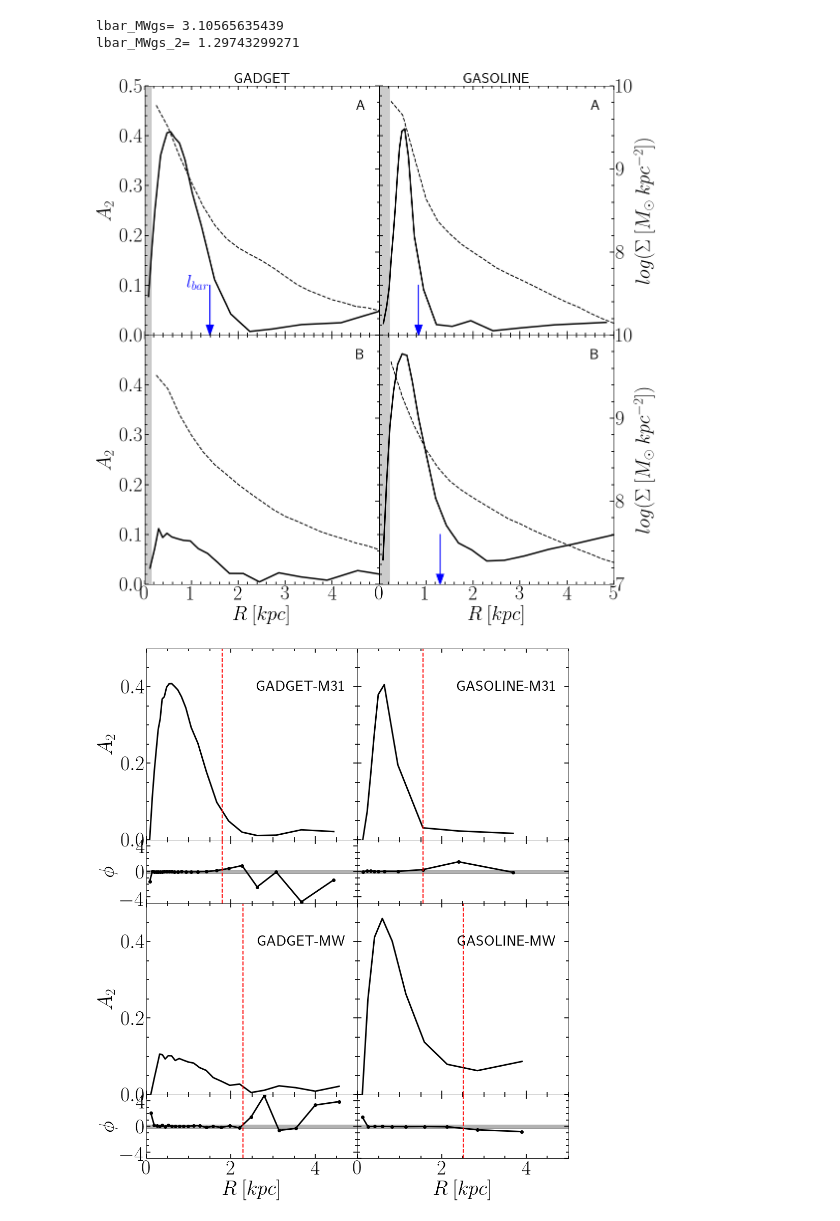
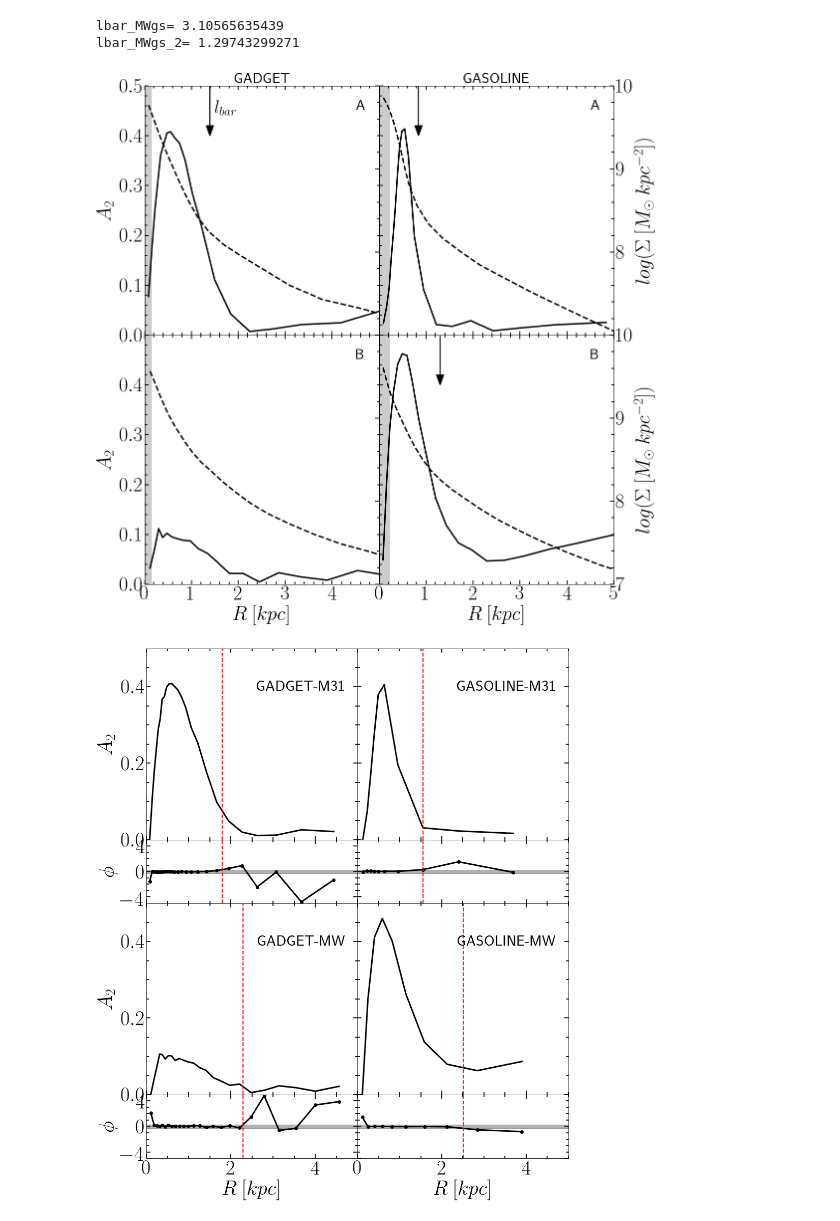
Before and after one commit to ornemarioni/Barras_GdGs, a Jupyter notebook: Barras_Gd/programs/A2vsR_simulaciones.ipynb, the cells around one changed output. Saved outputs shown, nothing was run; the diff lists cells and outputs as text; code cells hidden in the pictures.

```diff
--- a/Barras_Gd/programs/A2vsR_simulaciones.ipynb
+++ b/Barras_Gd/programs/A2vsR_simulaciones.ipynb
@@ -402,11 +402,14 @@ lbar_MWgs= 3.10565635439
 lbar_MWgs_2= 1.29743299271
 # %%
 data = np.loadtxt(path + 'Barras_GdGs/Barras_Gd/_data/density_profiles.dat')
-bines         = data[:,0]
-density_M31gd = data[:,1]
-density_M31gs = data[:,2]
-density_MWgd  = data[:,3]
-density_MWgs  = data[:,4]
+bin_M31gd     = data[:,0]
+bin_MWgd      = data[:,1]
+bin_M31gs     = data[:,2]
+bin_MWgs      = data[:,3]
+density_M31gd = data[:,4]
+density_M31gs = data[:,5]
+density_MWgd  = data[:,6]
+density_MWgs  = data[:,7]
 # %%
 from __future__ import unicode_literals
 
@@ -438,13 +441,13 @@ ax[0,0].tick_params('both', length=8, width=1.8,which='major', direction='in', r
 # ax[0,0].axvline(x=lbar_M31gd, color='b', lw=2, ls=':')
 ax[0,0].text(4.7, 0.46, 'A', fontsize=30, color='black', ha='right', va='center')
 # lbar1_met = ax[0,0].arrow( lbar_M31gd, 0.1, 0.0, -0.08,fc='r', ec='r',lw=2,head_width=0.15, head_length=0.02 )
-lbar2_met= ax[0,0].arrow( lbar_M31gd_2, 0.1, 0.0, -0.08,fc='b', ec='b',lw=2,head_width=0.15, head_length=0.02 )
+ax[0,0].arrow( lbar_M31gd_2, 0.5, 0.0, -0.08, fc='k', ec='k',lw=2,head_width=0.15, head_length=0.02 )
 # ax[0,0].legend([lbar1_met, lbar2_met],[r'$l_{bar}$ method 1', r'$l_{bar}$ method 2'],fontsize=25, frameon=True, loc=2)
-ax[0,0].text(0.9,0.1,r'$l_{bar}$', fontsize=35, ha='left', va='center',color='b')
+ax[0,0].text(1.5,0.45,r'$l_{bar}$', fontsize=35, ha='left', va='center',color='k')
 ax[0,0].set_title('GADGET', loc='center', fontsize=30)
 
 ax00 = ax[0,0].twinx()
-ax00.plot(bines,np.log10(density_M31gd),'--', lw=2, color='k')
+ax00.plot(bin_M31gd,np.log10(density_M31gd),'--', lw=3, color='k')
 # ax00.axvline(x=lbar_M31gd, color='b', lw=2, ls=':')
 # ax00.set_ylabel(r'$log(\Sigma \: [M_{\odot} \: kpc^{-2}])$', fontsize=40)#, color='b')
 # ax00.set_xlabel(r'$R\:[kpc]$', fontsize=40)
@@ -480,11 +483,11 @@ ax[0,1].tick_params('both', length=8, width=1.8,which='major', direction='in', r
 # ax[0,1].axvline(x=lbar_M31gs, color='b', lw=2, ls=':')
 ax[0,1].text(4.7, 0.46, 'A', fontsize=30, color='black', ha='right', va='center')
 # ax[0,1].arrow( lbar_M31gs, 0.1, 0.0, -0.08,fc='r', ec='r',lw=2,head_width=0.15, head_length=0.02 )
-ax[0,1].arrow( lbar_M31gs_2, 0.1, 0.0, -0.08,fc='b', ec='b',lw=2,head_width=0.15, head_length=0.02 )
+ax[0,1].arrow( lbar_M31gs_2, 0.5, 0.0, -0.08,fc='k', ec='k',lw=2,head_width=0.15, head_length=0.02 )
 ax[0,1].set_title('GASOLINE', loc='center', fontsize=30)
 
 ax01 = ax[0,1].twinx()
-ax01.plot(bines,np.log10(density_M31gs),'--', lw=2, color='k')
+ax01.plot(bin_M31gs,np.log10(density_M31gs),'--', lw=3, color='k')
 # ax01.axvline(x=lbar_M31gs, color='b', lw=2, ls=':')
 ax01.set_ylabel(r'$log(\Sigma \: [M_{\odot} \: kpc^{-2}])$', fontsize=40)#, color='b')
 # ax01.set_xlabel(r'$R\:[kpc]$', fontsize=40)
@@ -522,7 +525,7 @@ ax[1,0].text(4.7, 0.46, 'B', fontsize=30, color='black', ha='right', va='center'
 
 ax10 = ax[1,0].twinx()
 # ax10.plot(rn_MWgd,phi_MWgd,':', lw=3, color='k')
-ax10.plot(bines,np.log10(density_MWgd),'--', lw=2, color='k')
+ax10.plot(bin_MWgd,np.log10(density_MWgd),'--', lw=3, color='k')
 # ax20.axvline(x=lbar_MWgd, color='r', lw=2, ls='--')
 # ax10.set_ylabel(r'$log(\Sigma \: [M_{\odot} \: kpc^{-2}])$', fontsize=40)
 # ax10.set_xlabel(r'$R\:[kpc]$', fontsize=40)#, color='b')
@@ -551,36 +554,36 @@ ax[1,1].set_xlabel(r'$R\:[kpc]$', fontsize=40)
 ax[1,1].set_ylim(0,0.5)
 ax[1,1].set_xlim(0,5)
 ax[1,1].minorticks_on()
 ax[1,1].tick_params( labelsize=40)
 ax[1,1].tick_params('both', length=5, width=1.8,which='minor', direction='in', right='on',top='on')
 ax[1,1].tick_params('both', length=8, width=1.8,which='major', direction='in', right='on',top='on')
 # ax[2,1].axvline(x=lbar_MWgs, color='r', lw=2, ls='--')
 ax[1,1].text(4.7, 0.46, 'B', fontsize=30, color='black', ha='right', va='center')
 # ax[1,1].arrow( lbar_MWgs, 0.1, 0.0, -0.08,fc='r', ec='r',lw=2,head_width=0.15, head_length=0.02 )
-ax[1,1].arrow( lbar_MWgs_2, 0.1, 0.0, -0.08,fc='b', ec='b',lw=2,head_width=0.15, head_length=0.02 )
+ax[1,1].arrow( lbar_MWgs_2, 0.5, 0.0, -0.08,fc='k', ec='k',lw=2,head_width=0.15, head_length=0.02 )
 
 ax11 = ax[1,1].twinx()
-ax11.plot(bines,np.log10(density_MWgs),'--', lw=2, color='k')
+ax11.plot(bin_MWgs,np.log10(density_MWgs),'--', lw=3, color='k')
 ax11.set_ylabel(r'$log(\Sigma \: [M_{\odot} \: kpc^{-2}])$', fontsize=40)#, color='b')
 # ax01.set_xlabel(r'$R\:[kpc]$', fontsize=40)
 ax11.set_xticks([0,1,2,3,4,5])
 # ax01.set_xticklabels([])
 ax11.set_yticks([7,8,9,10])
 ax11.set_ylim(7,10)
 ax11.set_xlim(0,5)
 ax11.minorticks_on()
 # ax01.spines['right'].set_color('b')
 ax11.tick_params( labelsize=40)#, color='b')
 ax11.tick_params('both', length=5, width=1.8,which='minor', direction='in', right='on',top='on', color='k')
 ax11.tick_params('both', length=8, width=1.8,which='major', direction='in', right='on',top='on', color='k')
 ax11.fill_betweenx([5,11],0,0.22, color='k', alpha=0.2)
 
 fig.savefig('/home/omarioni/Barras_GdGs/Barras_Gd/_imagenes/A2_phi_vsR.pdf', dpi = 100, xxbox_inches='tight')
 # fig.savefig('/home/ornela/overleaf/13216980csjxswjndpmj/A2_phi_vsR.pdf', dpi = 100, xxbox_inches='tight')
 
 plt.show()
 # %% [output]
-[figure, old version]
+[figure, new version]
 # %%
 from __future__ import unicode_literals
 
```
Also changed, not shown: parts of 1 cell of this notebook, 6 other files.
